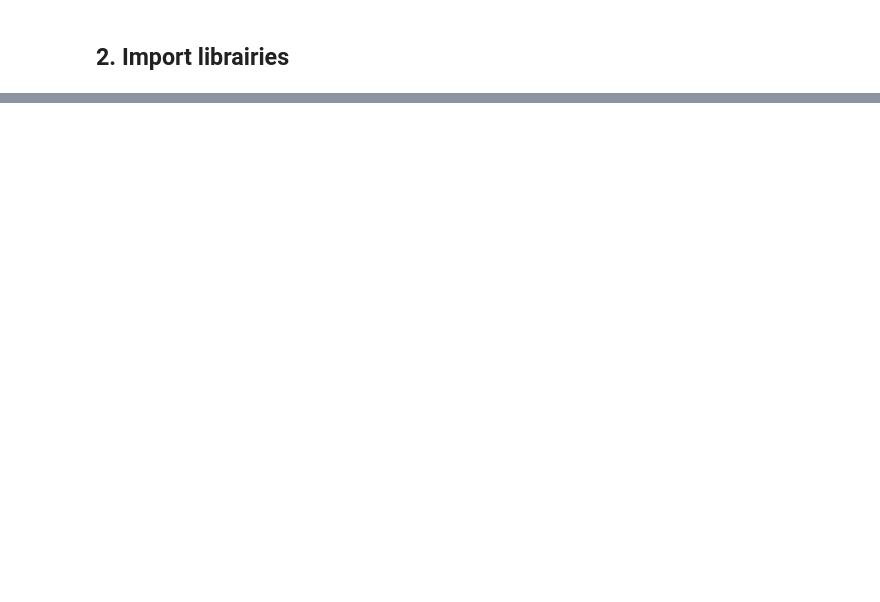
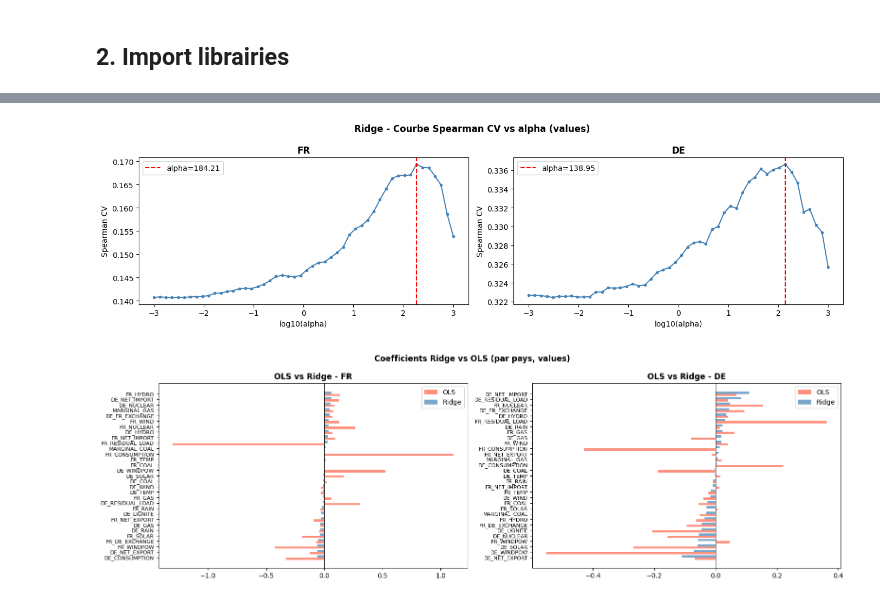
Before and after one commit to hugoser10/explaining-electricity-prices, a Jupyter notebook: main.ipynb, the cells around one changed output, grey strips where cells are left out. Drawn from its saved outputs; the diff is of its cells as text; code cells hidden in the pictures; blank space fills up the shorter version.

```diff
--- a/main.ipynb
+++ b/main.ipynb
@@ -1862,0 +330,18 @@ Les principaux enseignements :
+# %%
+print("="*80)
+print(" RIDGE - PAR PAYS")
+print("="*80)
+
+for country, X_tr, X_te, y_vals, y_rnk in [
+    ('FR', x_train_fr, x_test_fr, y_fr_values, y_fr_rank),
+    ('DE', x_train_de, x_test_de, y_de_values, y_de_rank),
+]:
+    for target_type, y in [('values', y_vals), ('rank', y_rnk)]:
+        best_alpha = find_best_alpha_elbow(Ridge, alphas, X_tr, y)
+        model      = Ridge(alpha=best_alpha)
+        s_cv, s_tr, _ = fit_eval(model, X_tr, y,
+                                  f"Ridge {country} - {target_type} | alpha={best_alpha:.3f}")
+        results['Ridge'][f'{country}_{target_type}'] = {
+            'score_cv': s_cv, 'score_train': s_tr,
+            'model': model, 'params': {'alpha': best_alpha},
+            'x_test': X_te}
@@ -1862,0 +358,60 @@ Les principaux enseignements :
+# %%
+print_comparison_table(results['Ridge'], "RIDGE - COMPARAISON COMPLETE")
+
+print("\nRidge vs OLS - Gain de la regularisation :")
+for key in results['OLS']:
+    s_ols   = results['OLS'][key]['score_cv']
+    s_ridge = results['Ridge'].get(key, {}).get('score_cv', None)
+    if s_ridge is not None:
+        gain = s_ridge - s_ols
+        print(f"  {key:25s} | OLS={s_ols:.4f} | Ridge={s_ridge:.4f} | Gain={gain:+.4f}")
+
+# Courbes alpha par pays
+fig, axes = plt.subplots(1, 2, figsize=(14, 4))
+fig.suptitle("Ridge - Courbe Spearman CV vs alpha (values)", fontweight='bold')
+for ax, country, X_tr, y_tr in [
+    (axes[0], 'FR', x_train_fr, y_fr_values),
+    (axes[1], 'DE', x_train_de, y_de_values),
+]:
+    scores = np.array([cv_score(Ridge(alpha=a), X_tr, y_tr) for a in alphas])
+    best_a = results['Ridge'][f'{country}_values']['params']['alpha']
+    ax.plot(np.log10(alphas), scores, color='steelblue', marker='o', markersize=3)
+    ax.axvline(np.log10(best_a), color='red', linestyle='--', label=f'alpha={best_a:.2f}')
+    ax.set_title(f'{country}', fontweight='bold')
+    ax.set_xlabel('log10(alpha)'); ax.set_ylabel('Spearman CV'); ax.legend()
+plt.tight_layout(); plt.show()
+
+# Coefficients Ridge vs OLS par pays
+fig, axes = plt.subplots(1, 2, figsize=(16, 5))
+fig.suptitle("Coefficients Ridge vs OLS (par pays, values)", fontweight='bold')
+for ax, country, X_tr, y_tr in [
+    (axes[0], 'FR', x_train_fr, y_fr_values),
+    (axes[1], 'DE', x_train_de, y_de_values),
+]:
+    ols_coefs   = pd.Series(LinearRegression().fit(X_tr, y_tr).coef_, index=X_tr.columns)
+    ridge_coefs = pd.Series(results['Ridge'][f'{country}_values']['model'].coef_,
+                             index=X_tr.columns)
+    comp  = pd.DataFrame({'OLS': ols_coefs, 'Ridge': ridge_coefs}).sort_values('Ridge')
+    x_pos = np.arange(len(comp))
+    ax.barh(x_pos - 0.2, comp['OLS'],   0.4, label='OLS',   color='tomato',    alpha=0.7)
+    ax.barh(x_pos + 0.2, comp['Ridge'], 0.4, label='Ridge', color='steelblue', alpha=0.7)
+    ax.set_yticks(x_pos); ax.set_yticklabels(comp.index, fontsize=8)
+    ax.axvline(0, color='black', linewidth=0.8)
+    ax.set_title(f'OLS vs Ridge - {country}', fontweight='bold')
+    ax.legend()
+plt.tight_layout(); plt.show()
+
+# Soumissions Ridge
+for target_type in ['values', 'rank']:
+    sub = pd.concat([
+        pd.DataFrame({'ID': IDS_FR,
+                      'TARGET': results['Ridge'][f'FR_{target_type}']['model'].predict(
+                                results['Ridge'][f'FR_{target_type}']['x_test'])}),
+        pd.DataFrame({'ID': IDS_DE,
+                      'TARGET': results['Ridge'][f'DE_{target_type}']['model'].predict(
+                                results['Ridge'][f'DE_{target_type}']['x_test'])}),
+    ]).sort_values('ID').reset_index(drop=True)
+    fname = f'submissions/submission_ridge_{target_type}.csv'
+    sub.to_csv(fname, index=False)
+    print(f"submission {fname} genere ({len(sub)} lignes)")
+# %% [output]
@@ -1862,0 +437,2 @@ Les principaux enseignements :
+[figure, added]
+[figure, added]
```
Also changed, not shown: parts of 129 cells of this notebook, 23 other files.
